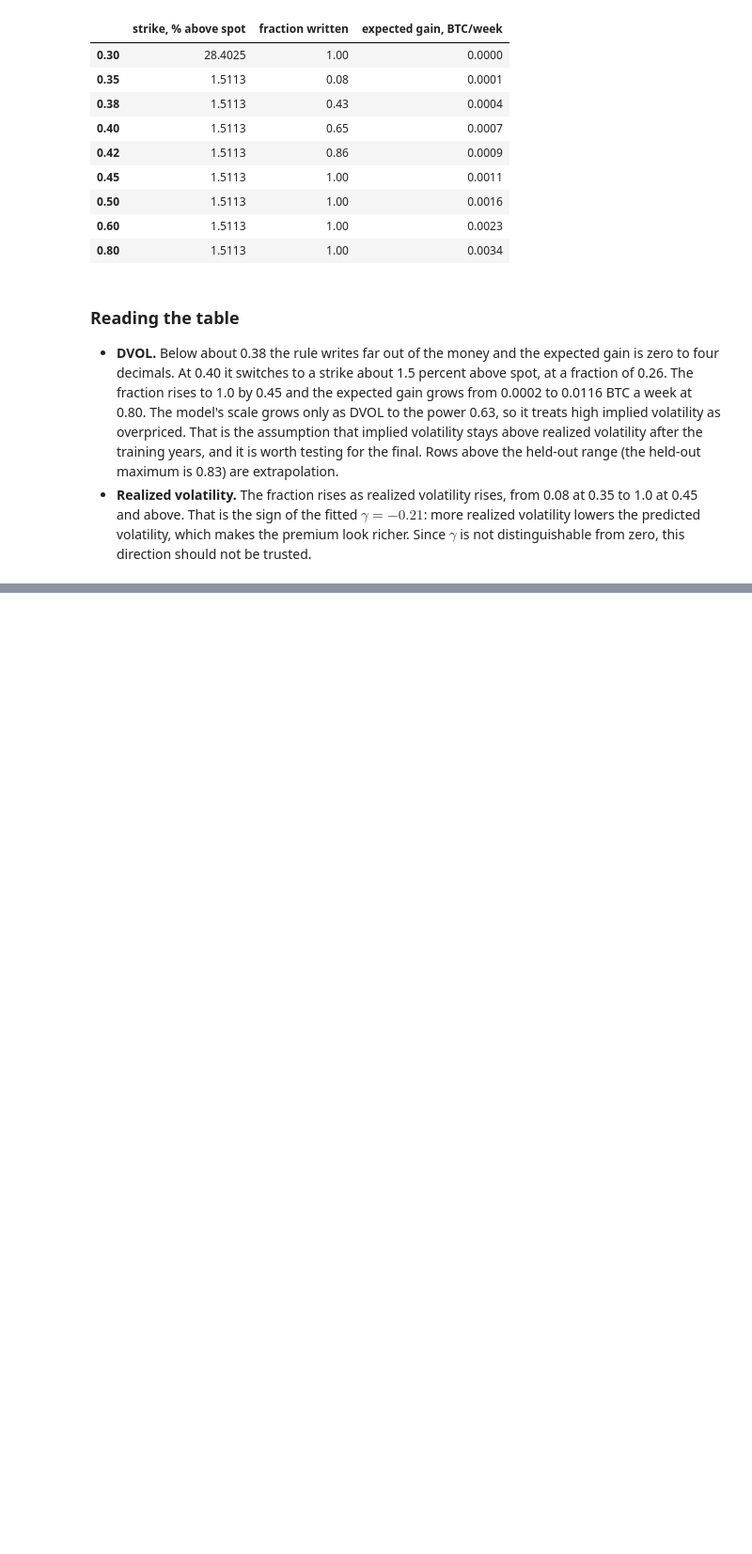
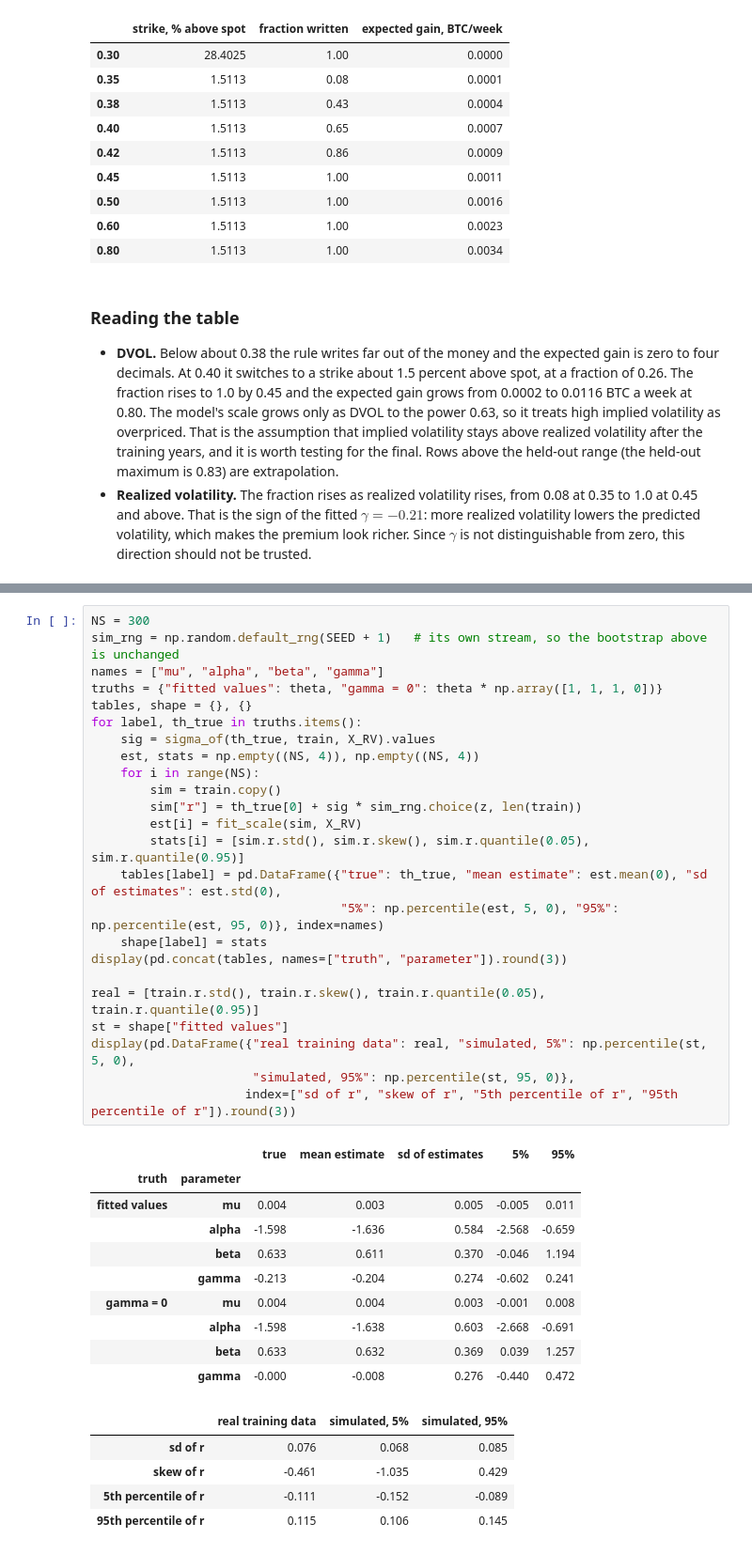
Before and after one commit to zmjohnso/aii600-final-project, a Jupyter notebook: analysis.ipynb, the cells around one changed output, grey strips where cells are left out. Shown at 94% size. Drawn from its saved outputs; the diff is of its cells as text; blank space fills up the shorter version.

```diff
--- a/analysis.ipynb
+++ b/analysis.ipynb
@@ -512,0 +721,40 @@ Not part of the 18 November checkpoint. For the final: draw weekly returns from
+# %%
+NS = 300
+sim_rng = np.random.default_rng(SEED + 1)   # its own stream, so the bootstrap above is unchanged
+names = ["mu", "alpha", "beta", "gamma"]
+truths = {"fitted values": theta, "gamma = 0": theta * np.array([1, 1, 1, 0])}
+tables, shape = {}, {}
+for label, th_true in truths.items():
+    sig = sigma_of(th_true, train, X_RV).values
+    est, stats = np.empty((NS, 4)), np.empty((NS, 4))
+    for i in range(NS):
+        sim = train.copy()
+        sim["r"] = th_true[0] + sig * sim_rng.choice(z, len(train))
+        est[i] = fit_scale(sim, X_RV)
+        stats[i] = [sim.r.std(), sim.r.skew(), sim.r.quantile(0.05), sim.r.quantile(0.95)]
+    tables[label] = pd.DataFrame({"true": th_true, "mean estimate": est.mean(0), "sd of estimates": est.std(0),
+                                  "5%": np.percentile(est, 5, 0), "95%": np.percentile(est, 95, 0)}, index=names)
+    shape[label] = stats
+display(pd.concat(tables, names=["truth", "parameter"]).round(3))
+
+real = [train.r.std(), train.r.skew(), train.r.quantile(0.05), train.r.quantile(0.95)]
+st = shape["fitted values"]
+display(pd.DataFrame({"real training data": real, "simulated, 5%": np.percentile(st, 5, 0),
+                      "simulated, 95%": np.percentile(st, 95, 0)},
+                     index=["sd of r", "skew of r", "5th percentile of r", "95th percentile of r"]).round(3))
+# %% [output]
+|  |  | true | mean estimate | sd of estimates | 5% | 95% |
+| truth | parameter |  |  |  |  |  |
+| fitted values | mu | 0.004 | 0.003 | 0.005 | -0.005 | 0.011 |
+|  | alpha | -1.598 | -1.636 | 0.584 | -2.568 | -0.659 |
+|  | beta | 0.633 | 0.611 | 0.370 | -0.046 | 1.194 |
+|  | gamma | -0.213 | -0.204 | 0.274 | -0.602 | 0.241 |
+| gamma = 0 | mu | 0.004 | 0.004 | 0.003 | -0.001 | 0.008 |
+|  | alpha | -1.598 | -1.638 | 0.603 | -2.668 | -0.691 |
+|  | beta | 0.633 | 0.632 | 0.369 | 0.039 | 1.257 |
+|  | gamma | -0.000 | -0.008 | 0.276 | -0.440 | 0.472 |
+|  | real training data | simulated, 5% | simulated, 95% |
+| sd of r | 0.076 | 0.068 | 0.085 |
+| skew of r | -0.461 | -1.035 | 0.429 |
+| 5th percentile of r | -0.111 | -0.152 | -0.089 |
+| 95th percentile of r | 0.115 | 0.106 | 0.145 |
```
Also changed, not shown: parts of 24 cells of this notebook, 11 other files.
